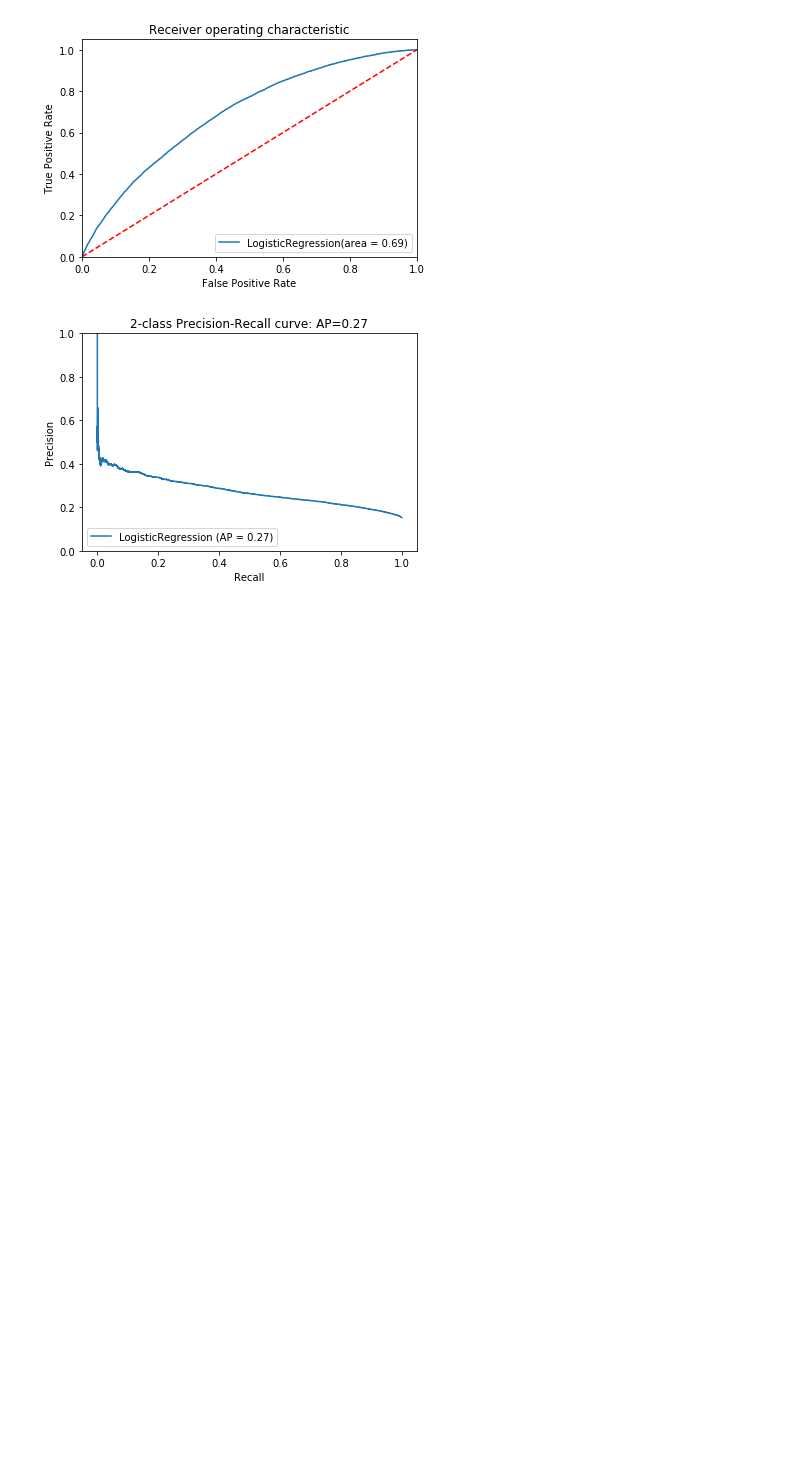
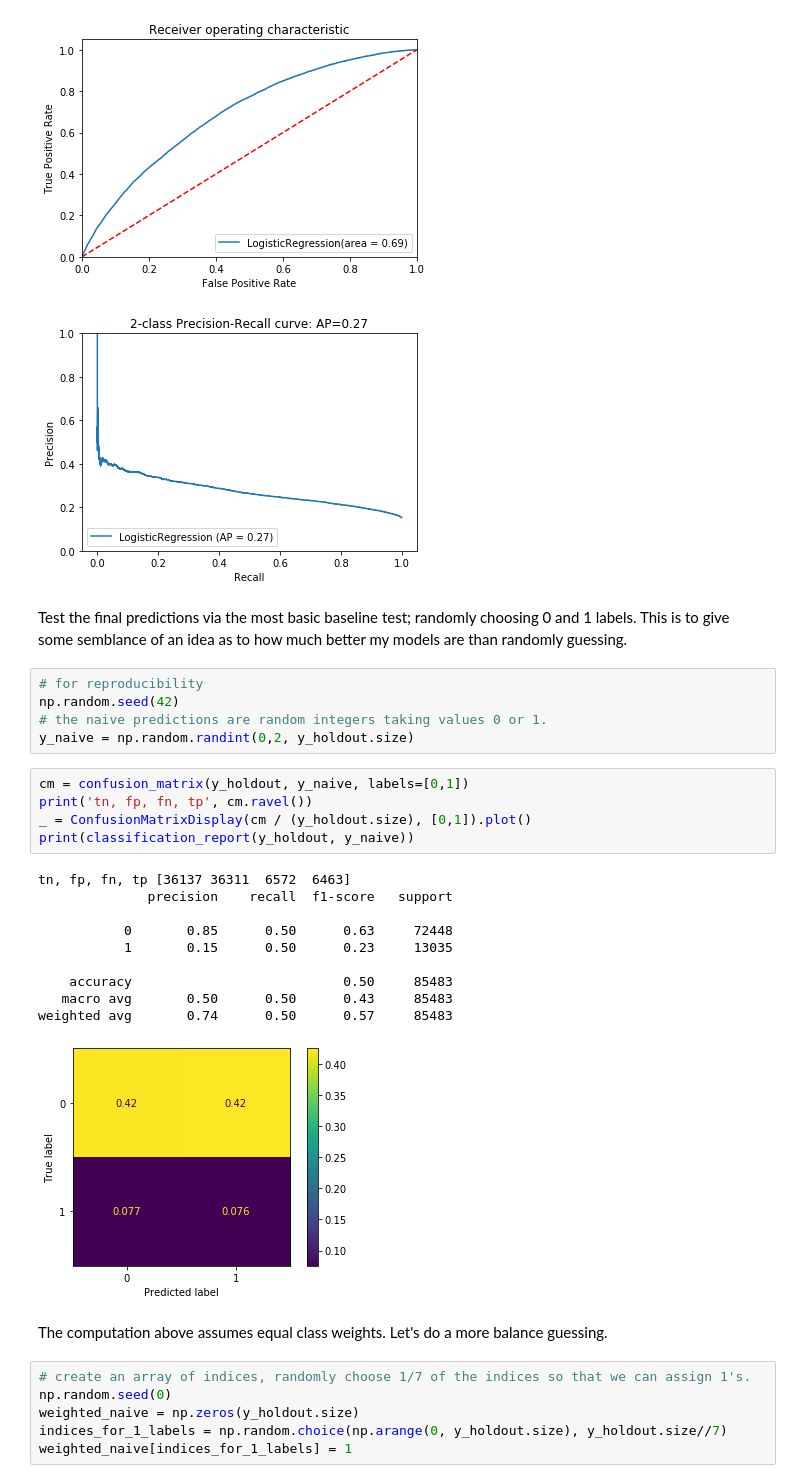
Before and after one commit to mgudorf/datsci, a Jupyter notebook: capstone1/notebooks/Lending_club_loan_classification.ipynb, the cells around one changed output. Cells and saved outputs as stored; diff of their text form; blank space fills up the shorter version.

```diff
--- a/capstone1/notebooks/Lending_club_loan_classification.ipynb
+++ b/capstone1/notebooks/Lending_club_loan_classification.ipynb
@@ -570,3 +570,34 @@ weighted avg       0.81      0.63      0.68     85483
 [figure]
 [figure]
 [figure]
+# %% [markdown]
+Test the final predictions via the most basic baseline test; randomly choosing 0 and 1 labels. This is to give some semblance of an idea as to how much better my models are than randomly guessing.
+# %%
+# for reproducibility
+np.random.seed(42)
+# the naive predictions are random integers taking values 0 or 1.
+y_naive = np.random.randint(0,2, y_holdout.size)
+# %%
+cm = confusion_matrix(y_holdout, y_naive, labels=[0,1])
+print('tn, fp, fn, tp', cm.ravel())
+_ = ConfusionMatrixDisplay(cm / (y_holdout.size), [0,1]).plot()
+print(classification_report(y_holdout, y_naive))
+# %% [output]
+tn, fp, fn, tp [36137 36311  6572  6463]
+              precision    recall  f1-score   support
+
+           0       0.85      0.50      0.63     72448
+           1       0.15      0.50      0.23     13035
+
+    accuracy                           0.50     85483
+   macro avg       0.50      0.50      0.43     85483
+weighted avg       0.74      0.50      0.57     85483
+[figure, added]
+# %% [markdown]
+The computation above assumes equal class weights. Let's do a more balance guessing.
+# %%
+# create an array of indices, randomly choose 1/7 of the indices so that we can assign 1's.
+np.random.seed(0)
+weighted_naive = np.zeros(y_holdout.size)
+indices_for_1_labels = np.random.choice(np.arange(0, y_holdout.size), y_holdout.size//7)
+weighted_naive[indices_for_1_labels] = 1
```
Also changed, not shown: parts of 2 cells of this notebook, 7 other files.
